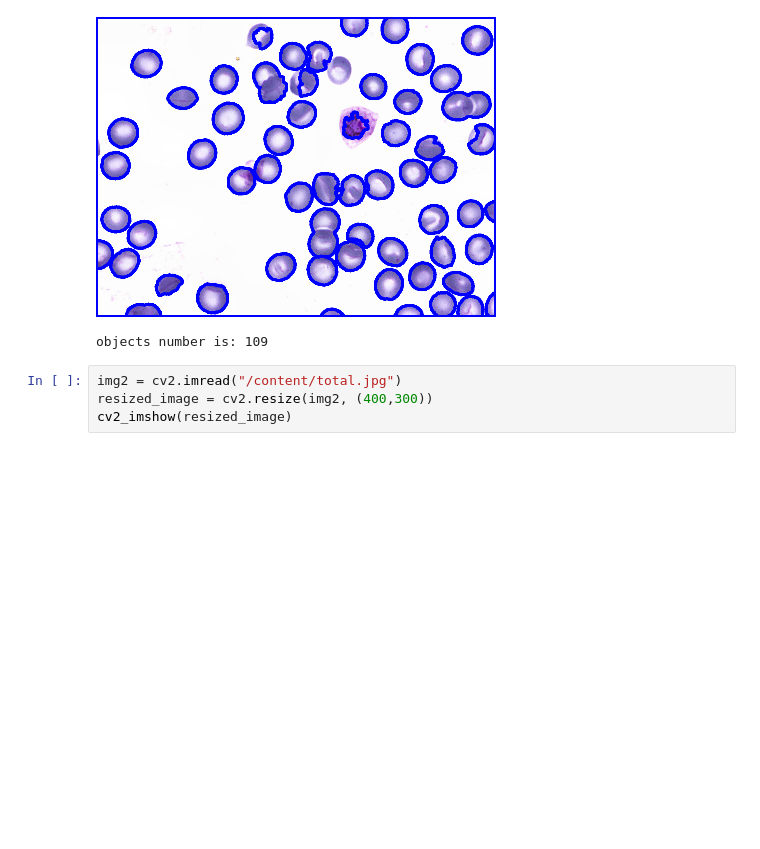
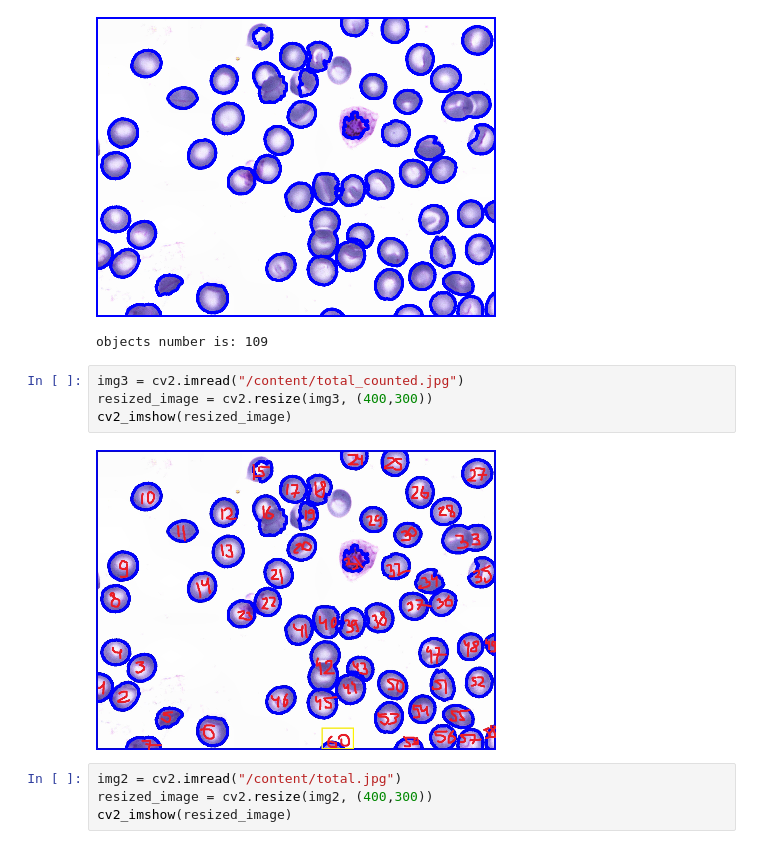
Before and after one commit to o-bissing/blood_cell_segmentation, a Jupyter notebook: Image_segmentation3.ipynb, the cells around one changed output. Saved outputs shown, nothing was run; the diff lists cells and outputs as text; blank space fills up the shorter version.

```diff
--- a/Image_segmentation3.ipynb
+++ b/Image_segmentation3.ipynb
@@ -115,6 +115,12 @@ print('objects number is:', format(len(contours)))
 # %% [output]
 [figure]
 objects number is: 109
+# %%
+img3 = cv2.imread("/content/total_counted.jpg")
+resized_image = cv2.resize(img3, (400,300))
+cv2_imshow(resized_image)
+# %% [output]
+[figure, added]
 # %%
 img2 = cv2.imread("/content/total.jpg")
 resized_image = cv2.resize(img2, (400,300))
```
Also changed, not shown: parts of 1 cell of this notebook.
